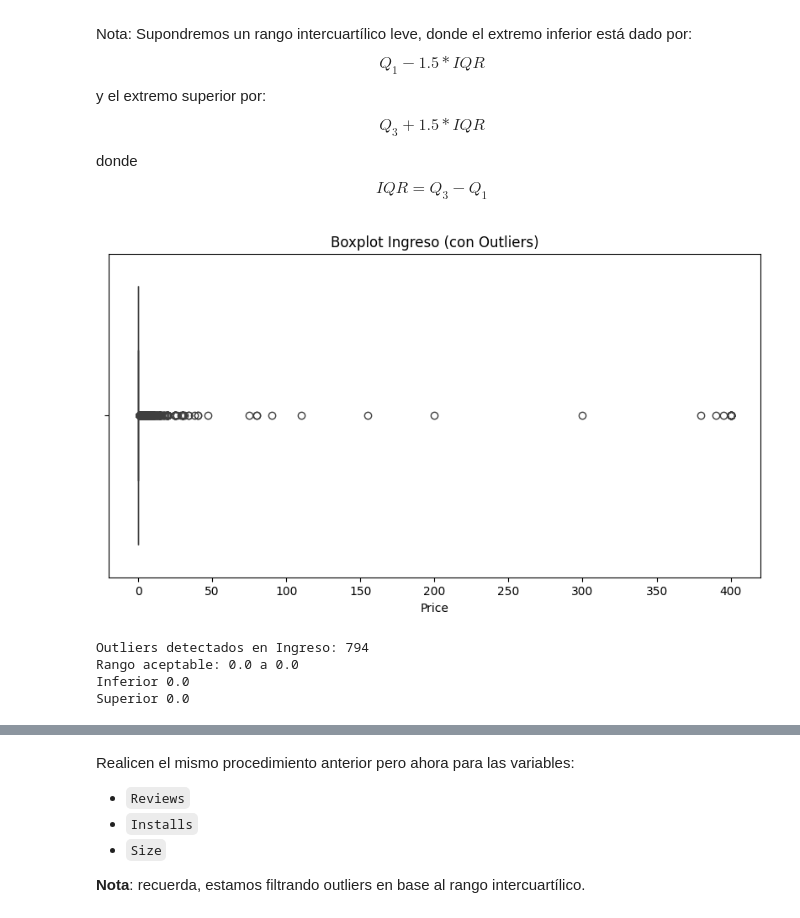
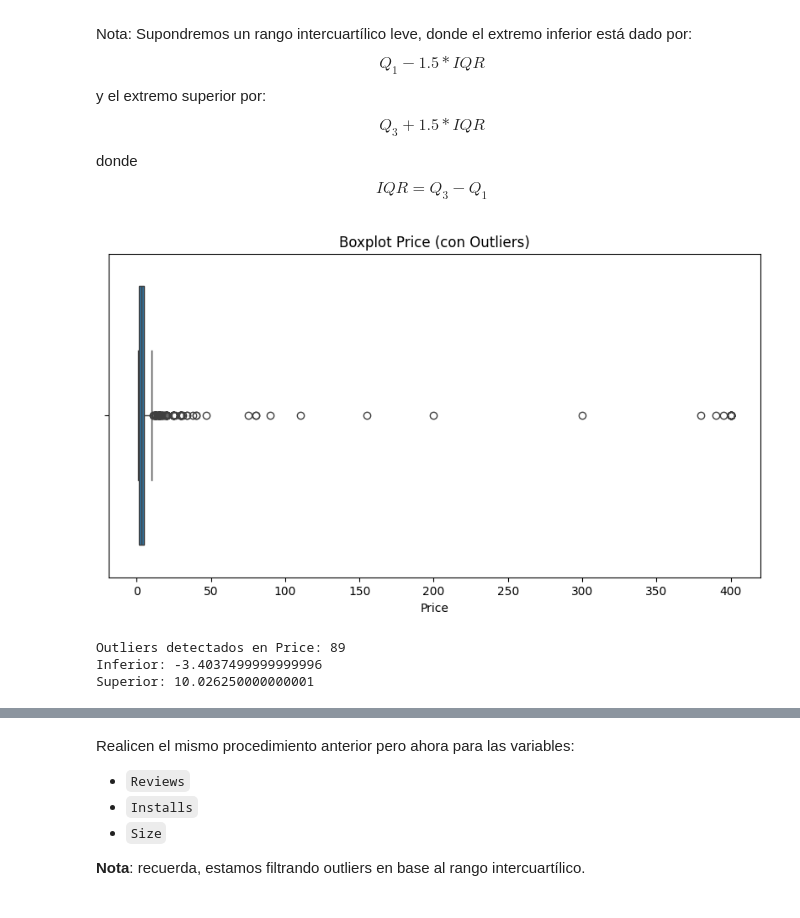
Before and after one commit to ChrisJavier/UIDE_3-WorkGroupProyectsVisu, a Jupyter notebook: Week1/src/VADDC_CP_W1_E4.ipynb, the cells around one changed output, grey strips where cells are left out. Cells and saved outputs as stored; diff of their text form; code cells hidden in the pictures.

Commit message:
CCA Aactualizacion con eliminacion de outliers

```diff
--- a/Week1/src/VADDC_CP_W1_E4.ipynb
+++ b/Week1/src/VADDC_CP_W1_E4.ipynb
@@ -458,48 +458,39 @@ donde $$IQR=Q_3-Q_1$$
 # %%
 # Calcula e imprime los valores inferiores y superiores del rango intercuartilico
 # para las siguientes variables: Price
 # No olvides que solo consideraremos las aplicaciones pagas (excluir las gratuitas)
 #### TAREA 3 ###############
 # TU CÓDIGO AQUÍ
+
+# Obtenemos las apps que son pagadas
+data_free_apps = data[data.Type == 'Paid']
 
 #Se reutiliza el metodo de deteccion de outliers revisado en clase de arquitectura de datos
 def detectar_outliers_iqr(dataframe, columna):
     Q1 = dataframe[columna].quantile(0.25)
     Q3 = dataframe[columna].quantile(0.75)
     IQR = Q3 - Q1
     limite_inferior = Q1 - 1.5 * IQR
     limite_superior = Q3 + 1.5 * IQR
 
     outliers = dataframe[(dataframe[columna] < limite_inferior) | (dataframe[columna] > limite_superior)]
     return outliers, limite_inferior, limite_superior
 
 # Visualización antes de tratar
 plt.figure(figsize=(10, 5))
-sns.boxplot(x=data['Price'])
-plt.title("Boxplot Ingreso (con Outliers)")
+sns.boxplot(x=data_free_apps['Price'])
+plt.title("Boxplot Price (con Outliers)")
 plt.show()
 
 # Detectar
-outliers_ingreso, li, ls = detectar_outliers_iqr(data, 'Price')
-print(f"Outliers detectados en Ingreso: {len(outliers_ingreso)}")
-print(f"Rango aceptable: {li} a {ls}")
-
-print(f"Inferior {li}")
-print(f"Superior {ls}")
-
-# Tratamiento: Clipping (tope) en lugar de eliminar
-#df['avaluo'] = df['avaluo'].clip(lower=li, upper=ls)
-
-# Visualización post-tratamiento
-#plt.figure(figsize=(10, 5))
-#sns.boxplot(x=df['avaluo'])
-#plt.title("Boxplot Avaluo (Corregido)")
-#plt.show()
+outliers_ingreso, li, ls = detectar_outliers_iqr(data_free_apps, 'Price')
+print(f"Outliers detectados en Price: {len(outliers_ingreso)}")
+print(f"Inferior: {li}")
+print(f"Superior: {ls}")
 
 #############################
 # %% [output]
-[figure, old version]
+[figure, new version]
-Outliers detectados en Ingreso: 794
-Rango aceptable: 0.0 a 0.0
-Inferior 0.0
-Superior 0.0
+Outliers detectados en Price: 89
+Inferior: -3.4037499999999996
+Superior: 10.026250000000001
```
Also changed, not shown: parts of 11 cells of this notebook.
